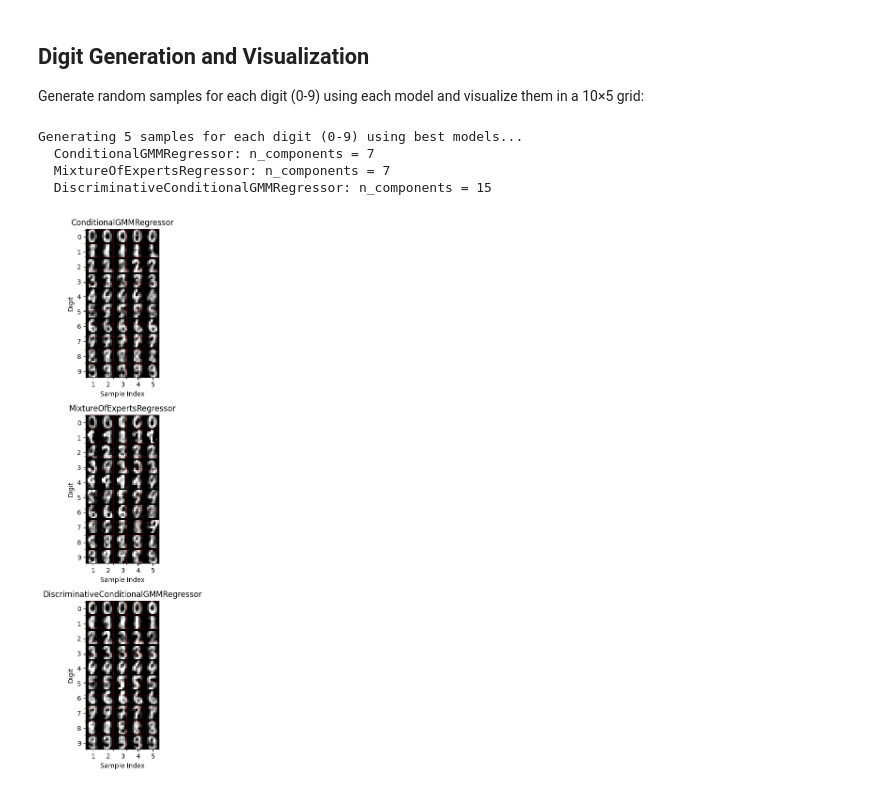
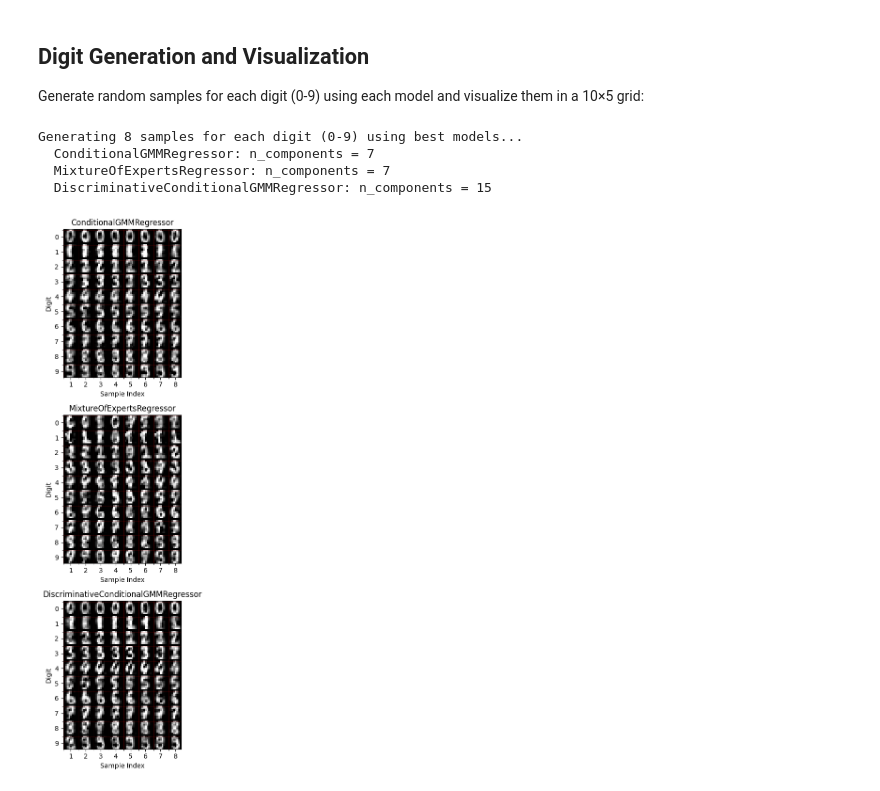
Before and after one commit to sitmo/cgmm, a Jupyter notebook: docs/examples/digits_conditional_modeling.ipynb, the cells around one changed output. Saved outputs shown, nothing was run; the diff lists cells and outputs as text; code cells hidden in the pictures.

```diff
--- a/docs/examples/digits_conditional_modeling.ipynb
+++ b/docs/examples/digits_conditional_modeling.ipynb
@@ -281,7 +281,7 @@ def reconstruct_image(pca_components, pca, scaler):
     return X_original_scale
 # %%
 # Generate samples using the best models from hyperparameter search
-n_samples_per_digit = 5
+n_samples_per_digit = 8
 digits_to_show = list(range(10))  # 0-9
 
 print(f"Generating {n_samples_per_digit} samples for each digit (0-9) using best models...")
@@ -315,13 +315,13 @@ for model_name in best_models.keys():
 
 print()
 # %% [output]
-Generating 5 samples for each digit (0-9) using best models...
+Generating 8 samples for each digit (0-9) using best models...
   ConditionalGMMRegressor: n_components = 7
   MixtureOfExpertsRegressor: n_components = 7
   DiscriminativeConditionalGMMRegressor: n_components = 15
 # %%
 # Create visualization grids for each model
-fig, axes = plt.subplots(3, 1, figsize=(10, 12))
+fig, axes = plt.subplots(3, 1, figsize=(12, 12))
 
 model_names = list(best_models.keys())
 for model_idx, model_name in enumerate(model_names):
@@ -330,40 +330,40 @@ for model_idx, model_name in enumerate(model_names):
 
     ax = axes[model_idx]
 
-    # Create a 10x5 grid with 1 pixel spacing between 8x8 images
-    # Grid size: 10 rows * (8 pixels + 1 spacing) - 1, 5 cols * (8 pixels + 1 spacing) - 1
-    grid = np.zeros((10 * 9 - 1, 5 * 9 - 1))  # 89x44 pixels
+    # Create a 10x8 grid with 1 pixel spacing between 8x8 images
+    # Grid size: 10 rows * (8 pixels + 1 spacing) - 1, 8 cols * (8 pixels + 1 spacing) - 1
+    grid = np.zeros((10 * 9 - 1, n_samples_per_digit * 9 - 1))  # 89x71 pixels
 
     for digit in range(10):
         if digit in generated_samples[model_name]:
             samples = generated_samples[model_name][digit]
-            for sample_idx in range(min(5, len(samples))):
+            for sample_idx in range(min(n_samples_per_digit, len(samples))):
                 # Reshape to 8x8 image
                 image = samples[sample_idx].reshape(8, 8)
 
                 # Place in grid with 1 pixel spacing
                 row_start = digit * 9  # 8 pixels + 1 spacing
                 col_start = sample_idx * 9  # 8 pixels + 1 spacing
                 grid[row_start:row_start+8, col_start:col_start+8] = image
 
     # Display the grid
     im = ax.imshow(grid, cmap='gray', vmin=0, vmax=16)
     ax.set_title(f'{model_name}')
     ax.set_xlabel('Sample Index')
     ax.set_ylabel('Digit')
 
     # Set ticks (adjusted for 1 pixel spacing)
-    ax.set_xticks(range(4, 5*9, 9))  # Center of each 8x8 image with spacing
-    ax.set_xticklabels(range(1, 6))
+    ax.set_xticks(range(4, n_samples_per_digit*9, 9))  # Center of each 8x8 image with spacing
+    ax.set_xticklabels(range(1, n_samples_per_digit + 1))
     ax.set_yticks(range(4, 10*9, 9))  # Center of each 8x8 image with spacing
     ax.set_yticklabels(range(10))
 
     # Add grid lines
-    ax.set_xticks(range(0, 5*8+1, 8), minor=True)
-    ax.set_yticks(range(0, 10*8+1, 8), minor=True)
+    ax.set_xticks(range(0, n_samples_per_digit*9, 9), minor=True)
+    ax.set_yticks(range(0, 10*9, 9), minor=True)
     ax.grid(True, which='minor', color='red', linewidth=0.5, alpha=0.3)
 
 plt.tight_layout()
 plt.show()
 # %% [output]
-[figure, old version]
+[figure, new version]
```
Also changed, not shown: parts of 2 cells of this notebook, 17 other files.
